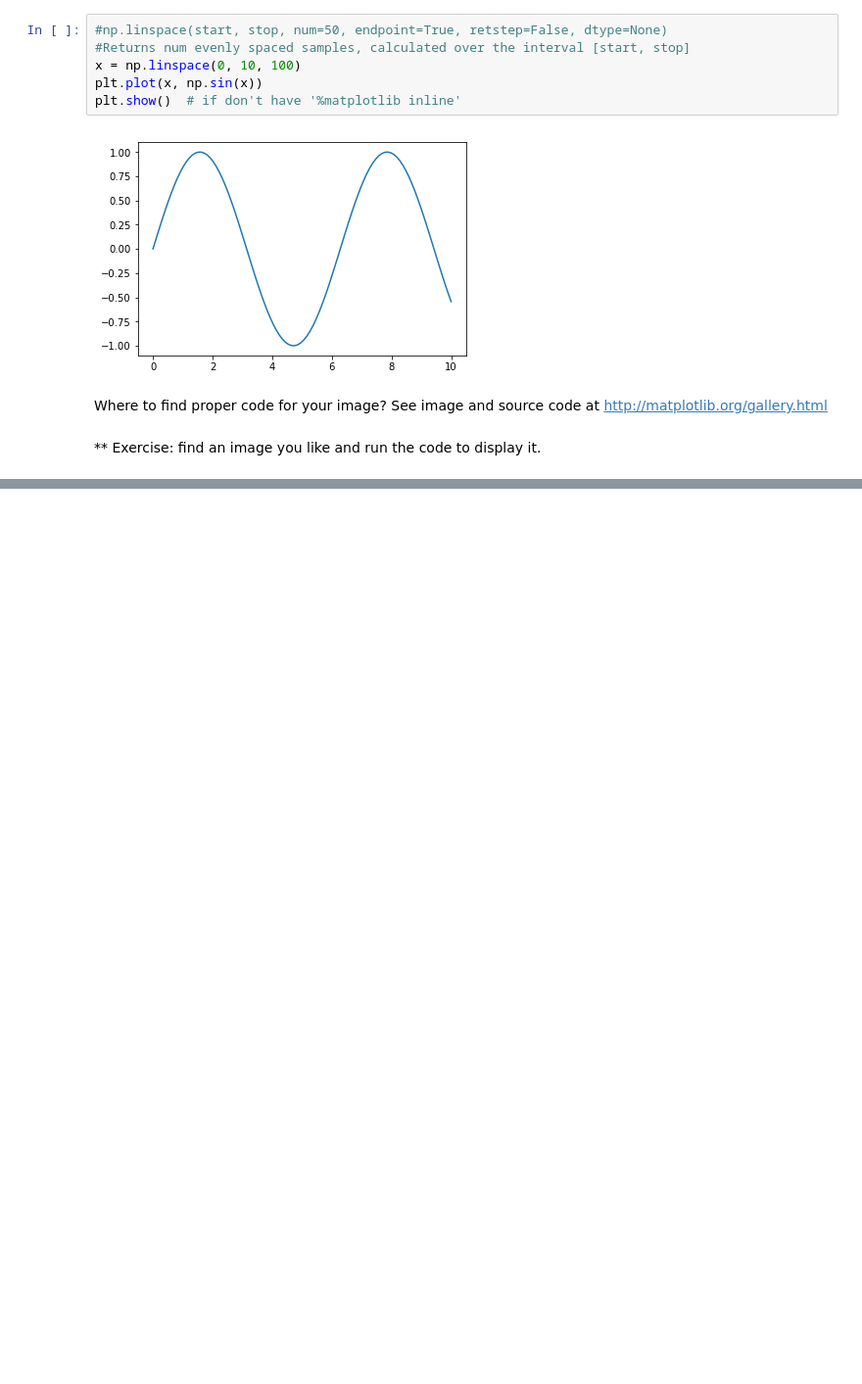
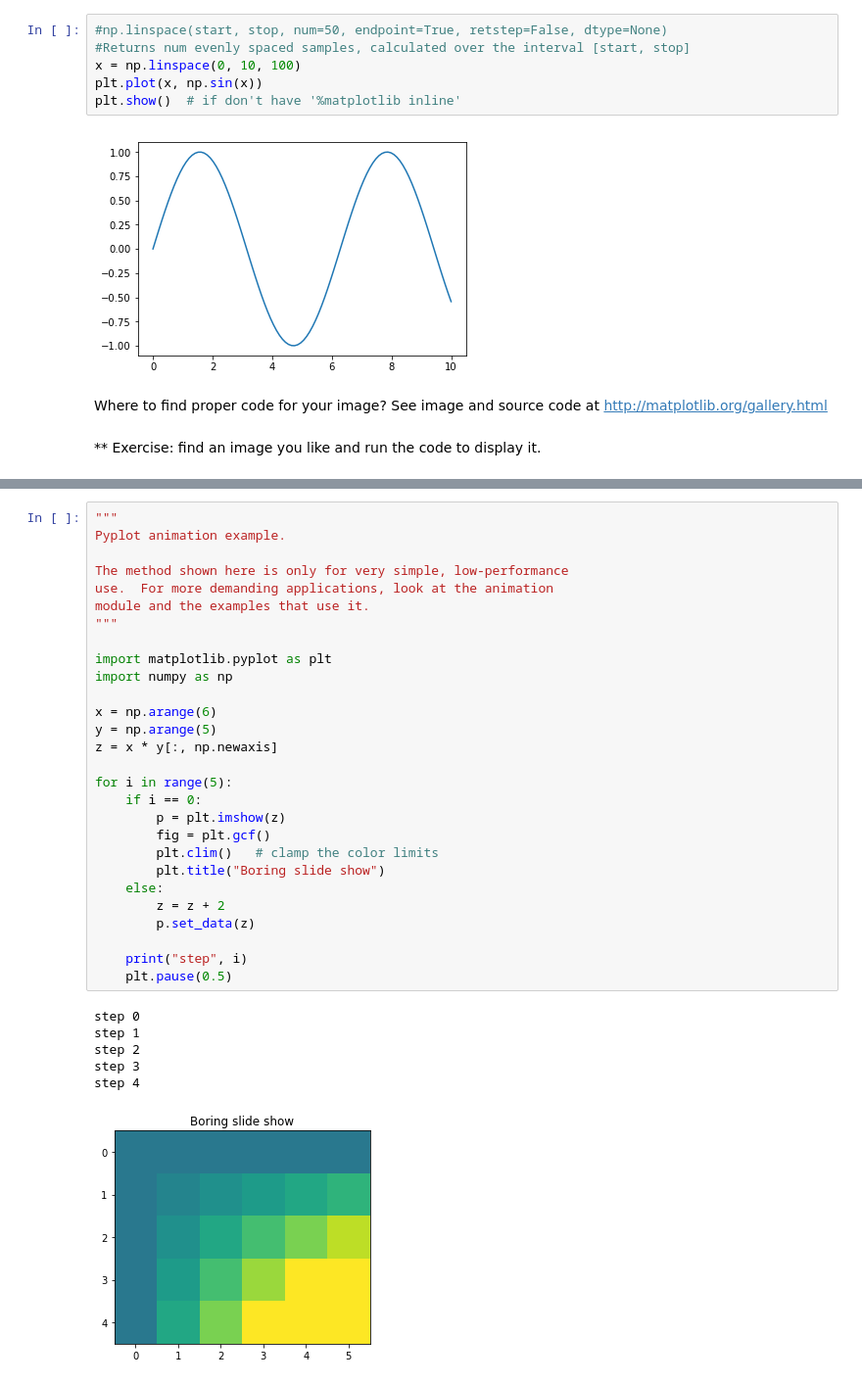
Before and after one commit to chruck/introToML, a Jupyter notebook: Part+1+Numpy+refresher.ipynb, the cells around one changed output, grey strips where cells are left out. Shown at 98% size. Saved outputs shown, nothing was run; the diff lists cells and outputs as text; blank space fills up the shorter version.

```diff
--- a/Part+1+Numpy+refresher.ipynb
+++ b/Part+1+Numpy+refresher.ipynb
@@ -139,0 +268,35 @@ Where to find proper code for your image? See image and source code at http://ma
+# %%
+"""
+Pyplot animation example.
+
+The method shown here is only for very simple, low-performance
+use.  For more demanding applications, look at the animation
+module and the examples that use it.
+"""
+
+import matplotlib.pyplot as plt
+import numpy as np
+
+x = np.arange(6)
+y = np.arange(5)
+z = x * y[:, np.newaxis]
+
+for i in range(5):
+    if i == 0:
+        p = plt.imshow(z)
+        fig = plt.gcf()
+        plt.clim()   # clamp the color limits
+        plt.title("Boring slide show")
+    else:
+        z = z + 2
+        p.set_data(z)
+
+    print("step", i)
+    plt.pause(0.5)
+# %% [output]
+step 0
+step 1
+step 2
+step 3
+step 4
+[figure, added]
```
Also changed, not shown: parts of 9 cells of this notebook, 3 other files.
